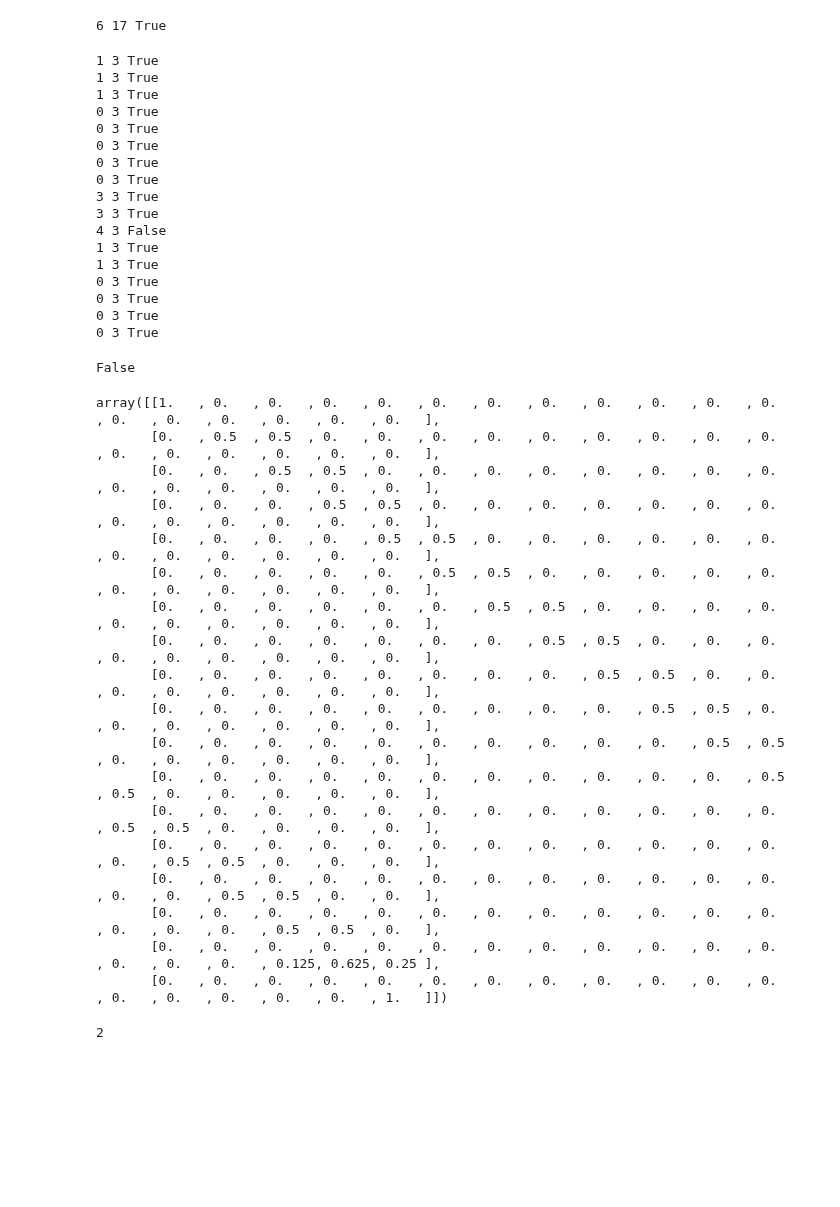
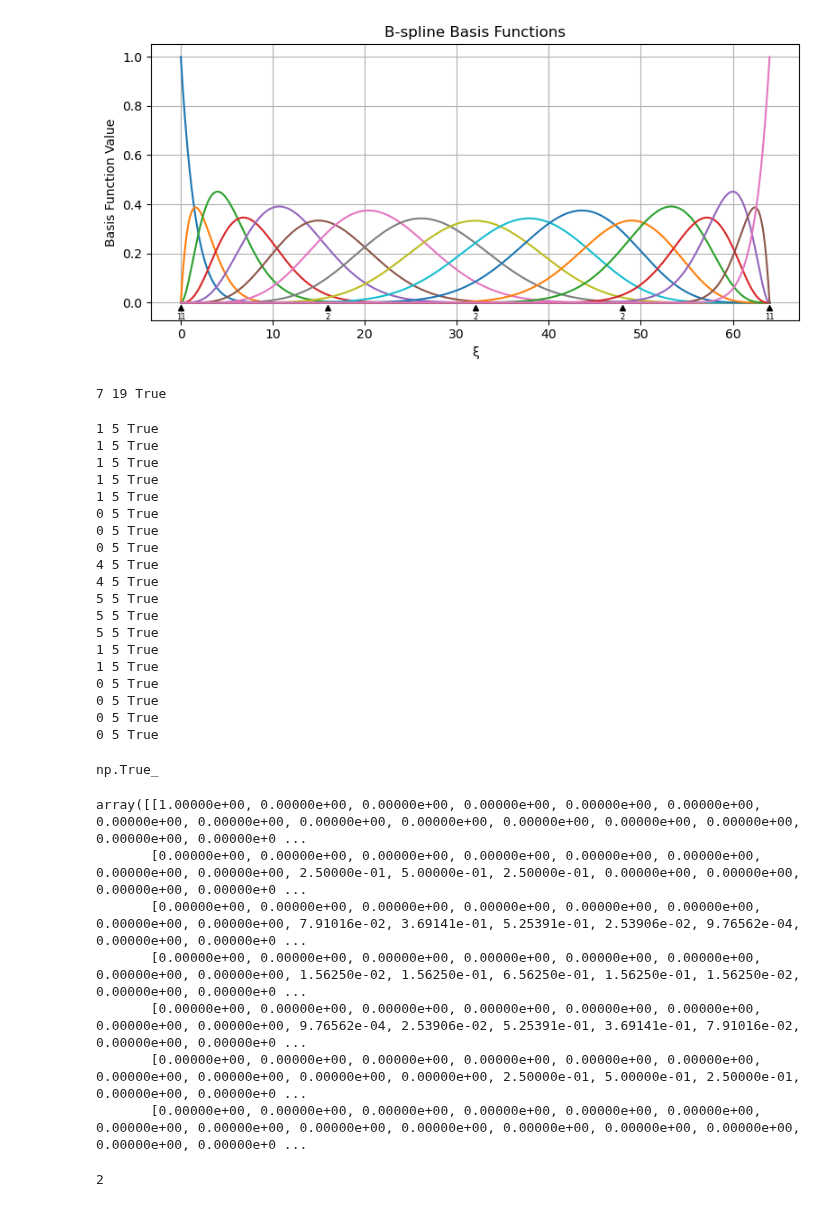
Before and after one commit to c-f-h/pyiga, a Jupyter notebook: notebooks/Untitled.ipynb, the cells around one changed output. Drawn from its saved outputs; the diff is of its cells as text; code cells hidden in the pictures; blank space fills up the shorter version.

```diff
--- a/notebooks/Untitled.ipynb
+++ b/notebooks/Untitled.ipynb
@@ -11,62 +11,57 @@ np.set_printoptions(precision=5)
 
 from pyiga import bspline, assemble, vform, geometry, vis, solvers, topology, bspline_cy
 # %%
-kv = bspline.make_knots(2,0,64,8,mult=2)
-nodes = np.array([0,32,34,36,40,64],'d')
+kv = bspline.make_knots(10,0,64,4,mult=2)
+nodes = np.array([0,32,34,36,38,40,64],'d')
+# %%
+kv.plot(knots=1)
+# %% [output]
+[figure, added]
 # %%
 C = bspline.collocation(kv,nodes)
 # %%
 print(len(nodes),kv.numdofs,len(nodes)<=kv.numdofs)
 # %% [output]
-6 17 True
+7 19 True
 # %%
 for i in range(kv.numdofs):
     a,b = kv.support(i)
     count = sum((a - 1e-14 <= nodes) & (nodes  < b - 1e-14  ))
     print(count,kv.p+1,count<=kv.p+1)
 # %% [output]
-1 3 True
-1 3 True
-1 3 True
-0 3 True
-0 3 True
-0 3 True
-0 3 True
-0 3 True
-3 3 True
-3 3 True
-4 3 False
-1 3 True
-1 3 True
-0 3 True
-0 3 True
-0 3 True
-0 3 True
+1 5 True
+1 5 True
+1 5 True
+1 5 True
+1 5 True
+0 5 True
+0 5 True
+0 5 True
+4 5 True
+4 5 True
+5 5 True
+5 5 True
+5 5 True
+1 5 True
+1 5 True
+0 5 True
+0 5 True
+0 5 True
+0 5 True
 # %%
 C.shape[0]==np.linalg.matrix_rank(C.toarray())
 # %% [output]
-False
+np.True_
 # %%
 C.toarray()
 # %% [output]
-array([[1.   , 0.   , 0.   , 0.   , 0.   , 0.   , 0.   , 0.   , 0.   , 0.   , 0.   , 0.   , 0.   , 0.   , 0.   , 0.   , 0.   , 0.   ],
-       [0.   , 0.5  , 0.5  , 0.   , 0.   , 0.   , 0.   , 0.   , 0.   , 0.   , 0.   , 0.   , 0.   , 0.   , 0.   , 0.   , 0.   , 0.   ],
-       [0.   , 0.   , 0.5  , 0.5  , 0.   , 0.   , 0.   , 0.   , 0.   , 0.   , 0.   , 0.   , 0.   , 0.   , 0.   , 0.   , 0.   , 0.   ],
-       [0.   , 0.   , 0.   , 0.5  , 0.5  , 0.   , 0.   , 0.   , 0.   , 0.   , 0.   , 0.   , 0.   , 0.   , 0.   , 0.   , 0.   , 0.   ],
-       [0.   , 0.   , 0.   , 0.   , 0.5  , 0.5  , 0.   , 0.   , 0.   , 0.   , 0.   , 0.   , 0.   , 0.   , 0.   , 0.   , 0.   , 0.   ],
-       [0.   , 0.   , 0.   , 0.   , 0.   , 0.5  , 0.5  , 0.   , 0.   , 0.   , 0.   , 0.   , 0.   , 0.   , 0.   , 0.   , 0.   , 0.   ],
-       [0.   , 0.   , 0.   , 0.   , 0.   , 0.   , 0.5  , 0.5  , 0.   , 0.   , 0.   , 0.   , 0.   , 0.   , 0.   , 0.   , 0.   , 0.   ],
-       [0.   , 0.   , 0.   , 0.   , 0.   , 0.   , 0.   , 0.5  , 0.5  , 0.   , 0.   , 0.   , 0.   , 0.   , 0.   , 0.   , 0.   , 0.   ],
-       [0.   , 0.   , 0.   , 0.   , 0.   , 0.   , 0.   , 0.   , 0.5  , 0.5  , 0.   , 0.   , 0.   , 0.   , 0.   , 0.   , 0.   , 0.   ],
-       [0.   , 0.   , 0.   , 0.   , 0.   , 0.   , 0.   , 0.   , 0.   , 0.5  , 0.5  , 0.   , 0.   , 0.   , 0.   , 0.   , 0.   , 0.   ],
-       [0.   , 0.   , 0.   , 0.   , 0.   , 0.   , 0.   , 0.   , 0.   , 0.   , 0.5  , 0.5  , 0.   , 0.   , 0.   , 0.   , 0.   , 0.   ],
-       [0.   , 0.   , 0.   , 0.   , 0.   , 0.   , 0.   , 0.   , 0.   , 0.   , 0.   , 0.5  , 0.5  , 0.   , 0.   , 0.   , 0.   , 0.   ],
-       [0.   , 0.   , 0.   , 0.   , 0.   , 0.   , 0.   , 0.   , 0.   , 0.   , 0.   , 0.   , 0.5  , 0.5  , 0.   , 0.   , 0.   , 0.   ],
-       [0.   , 0.   , 0.   , 0.   , 0.   , 0.   , 0.   , 0.   , 0.   , 0.   , 0.   , 0.   , 0.   , 0.5  , 0.5  , 0.   , 0.   , 0.   ],
-       [0.   , 0.   , 0.   , 0.   , 0.   , 0.   , 0.   , 0.   , 0.   , 0.   , 0.   , 0.   , 0.   , 0.   , 0.5  , 0.5  , 0.   , 0.   ],
-       [0.   , 0.   , 0.   , 0.   , 0.   , 0.   , 0.   , 0.   , 0.   , 0.   , 0.   , 0.   , 0.   , 0.   , 0.   , 0.5  , 0.5  , 0.   ],
-       [0.   , 0.   , 0.   , 0.   , 0.   , 0.   , 0.   , 0.   , 0.   , 0.   , 0.   , 0.   , 0.   , 0.   , 0.   , 0.125, 0.625, 0.25 ],
-       [0.   , 0.   , 0.   , 0.   , 0.   , 0.   , 0.   , 0.   , 0.   , 0.   , 0.   , 0.   , 0.   , 0.   , 0.   , 0.   , 0.   , 1.   ]])
+array([[1.00000e+00, 0.00000e+00, 0.00000e+00, 0.00000e+00, 0.00000e+00, 0.00000e+00, 0.00000e+00, 0.00000e+00, 0.00000e+00, 0.00000e+00, 0.00000e+00, 0.00000e+00, 0.00000e+00, 0.00000e+00, 0.00000e+0 ...
+       [0.00000e+00, 0.00000e+00, 0.00000e+00, 0.00000e+00, 0.00000e+00, 0.00000e+00, 0.00000e+00, 0.00000e+00, 2.50000e-01, 5.00000e-01, 2.50000e-01, 0.00000e+00, 0.00000e+00, 0.00000e+00, 0.00000e+0 ...
+       [0.00000e+00, 0.00000e+00, 0.00000e+00, 0.00000e+00, 0.00000e+00, 0.00000e+00, 0.00000e+00, 0.00000e+00, 7.91016e-02, 3.69141e-01, 5.25391e-01, 2.53906e-02, 9.76562e-04, 0.00000e+00, 0.00000e+0 ...
+       [0.00000e+00, 0.00000e+00, 0.00000e+00, 0.00000e+00, 0.00000e+00, 0.00000e+00, 0.00000e+00, 0.00000e+00, 1.56250e-02, 1.56250e-01, 6.56250e-01, 1.56250e-01, 1.56250e-02, 0.00000e+00, 0.00000e+0 ...
+       [0.00000e+00, 0.00000e+00, 0.00000e+00, 0.00000e+00, 0.00000e+00, 0.00000e+00, 0.00000e+00, 0.00000e+00, 9.76562e-04, 2.53906e-02, 5.25391e-01, 3.69141e-01, 7.91016e-02, 0.00000e+00, 0.00000e+0 ...
+       [0.00000e+00, 0.00000e+00, 0.00000e+00, 0.00000e+00, 0.00000e+00, 0.00000e+00, 0.00000e+00, 0.00000e+00, 0.00000e+00, 0.00000e+00, 2.50000e-01, 5.00000e-01, 2.50000e-01, 0.00000e+00, 0.00000e+0 ...
+       [0.00000e+00, 0.00000e+00, 0.00000e+00, 0.00000e+00, 0.00000e+00, 0.00000e+00, 0.00000e+00, 0.00000e+00, 0.00000e+00, 0.00000e+00, 0.00000e+00, 0.00000e+00, 0.00000e+00, 0.00000e+00, 0.00000e+0 ...
 # %%
 C.shape[0]-np.linalg.matrix_rank(C.toarray())
 # %% [output]
```
Also changed, not shown: 2 other files.
